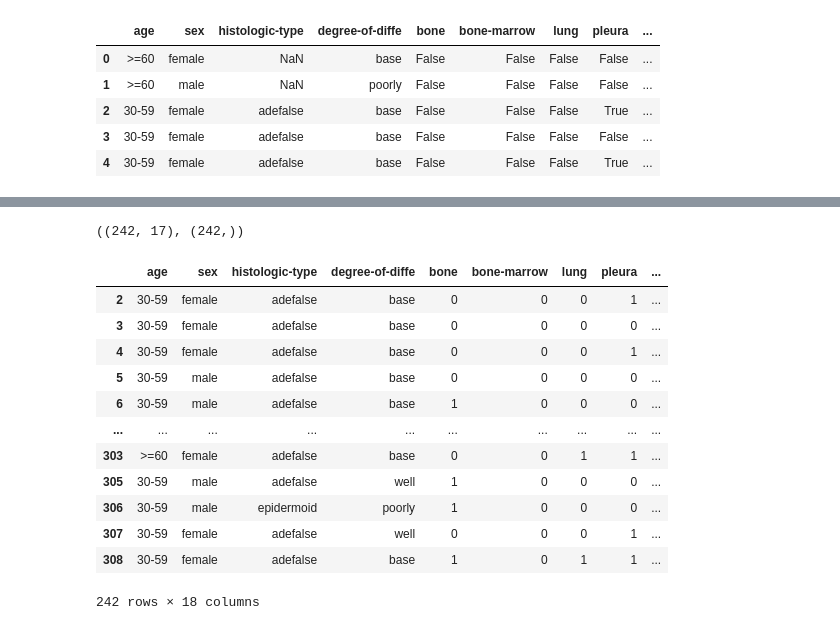
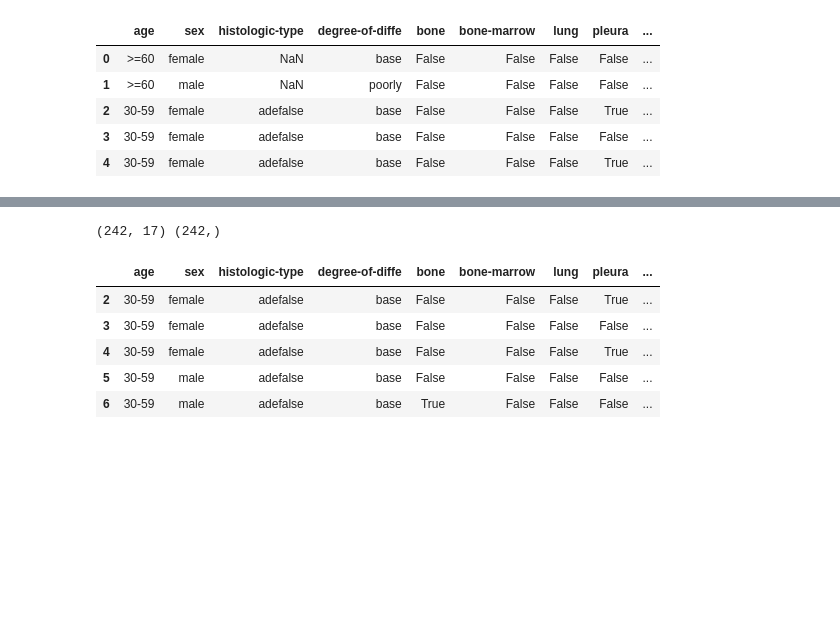
Before and after one commit to AndrewH-ML/TumorClassification, a Jupyter notebook: PrimaryTumor.ipynb, the cells around one changed output, grey strips where cells are left out. Saved outputs shown, nothing was run; the diff lists cells and outputs as text; code cells hidden in the pictures; blank space fills up the shorter version.

```diff
--- a/PrimaryTumor.ipynb
+++ b/PrimaryTumor.ipynb
@@ -95,5 +115,12 @@ Current Shape of the data:  (242, 18)
 # %%
 X, y = data.drop('class', axis = 1), data['class']
-X.shape, y.shape #shapes of our inputs and outputs
+print(X.shape, y.shape) #shapes of our inputs and outputs]
+X.head()
 # %% [output]
-((242, 17), (242,))
+(242, 17) (242,)
+|  | age | sex | histologic-type | degree-of-diffe | bone | bone-marrow | lung | pleura | ... |
+| 2 | 30-59 | female | adefalse | base | False | False | False | True | ... |
+| 3 | 30-59 | female | adefalse | base | False | False | False | False | ... |
+| 4 | 30-59 | female | adefalse | base | False | False | False | True | ... |
+| 5 | 30-59 | male | adefalse | base | False | False | False | False | ... |
+| 6 | 30-59 | male | adefalse | base | True | False | False | False | ... |
@@ -118,16 +126,0 @@ data['abdominal'].replace({True: 1, False: 0}, inplace=True)
-# %%
-data
-# %% [output]
-|  | age | sex | histologic-type | degree-of-diffe | bone | bone-marrow | lung | pleura | ... |
-| 2 | 30-59 | female | adefalse | base | 0 | 0 | 0 | 1 | ... |
-| 3 | 30-59 | female | adefalse | base | 0 | 0 | 0 | 0 | ... |
-| 4 | 30-59 | female | adefalse | base | 0 | 0 | 0 | 1 | ... |
-| 5 | 30-59 | male | adefalse | base | 0 | 0 | 0 | 0 | ... |
-| 6 | 30-59 | male | adefalse | base | 1 | 0 | 0 | 0 | ... |
-| ... | ... | ... | ... | ... | ... | ... | ... | ... | ... |
-| 303 | >=60 | female | adefalse | base | 0 | 0 | 1 | 1 | ... |
-| 305 | 30-59 | male | adefalse | well | 1 | 0 | 0 | 0 | ... |
-| 306 | 30-59 | male | epidermoid | poorly | 1 | 0 | 0 | 0 | ... |
-| 307 | 30-59 | female | adefalse | well | 0 | 0 | 0 | 1 | ... |
-| 308 | 30-59 | female | adefalse | base | 1 | 0 | 1 | 1 | ... |
-242 rows × 18 columns
```
Also changed, not shown: parts of 23 cells of this notebook.
